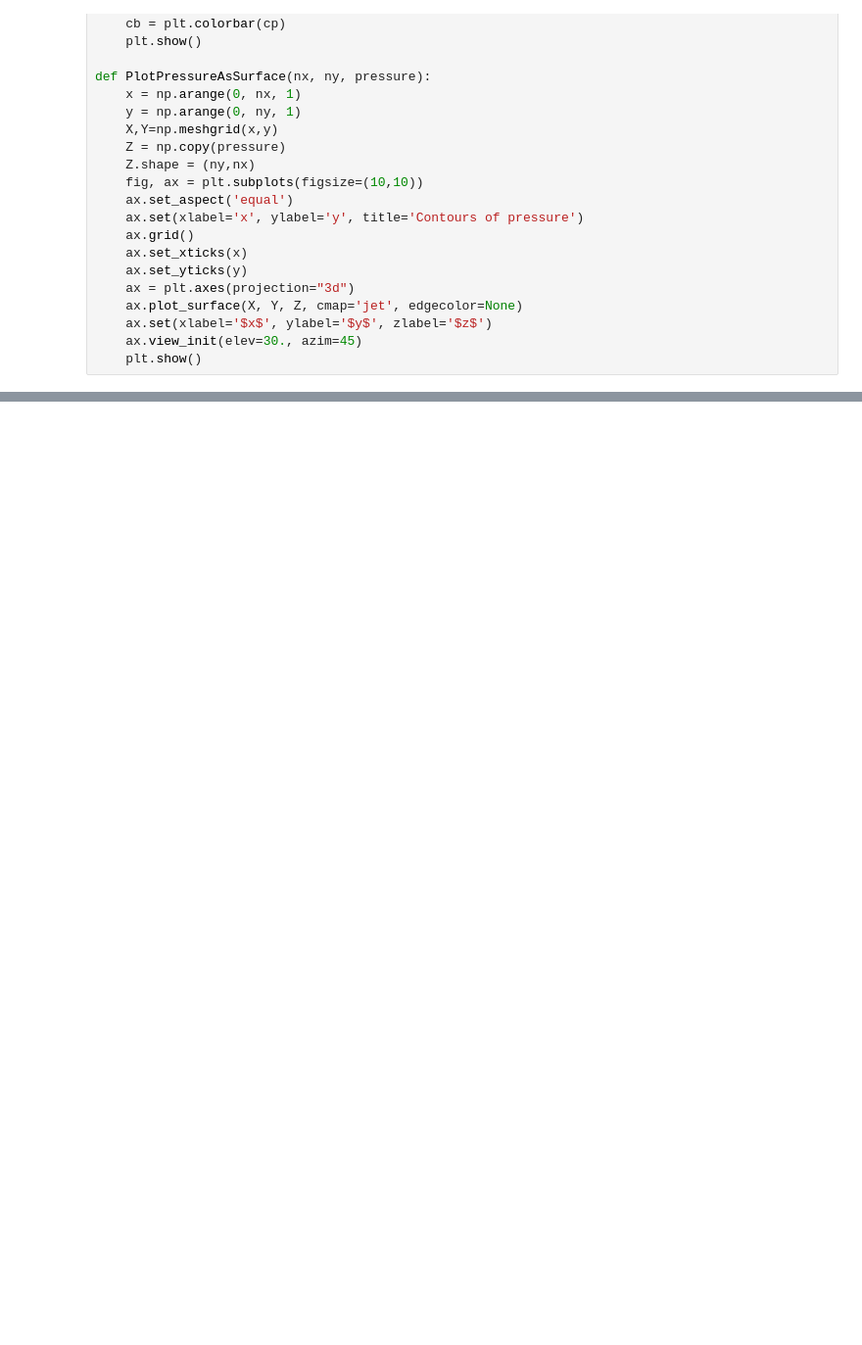
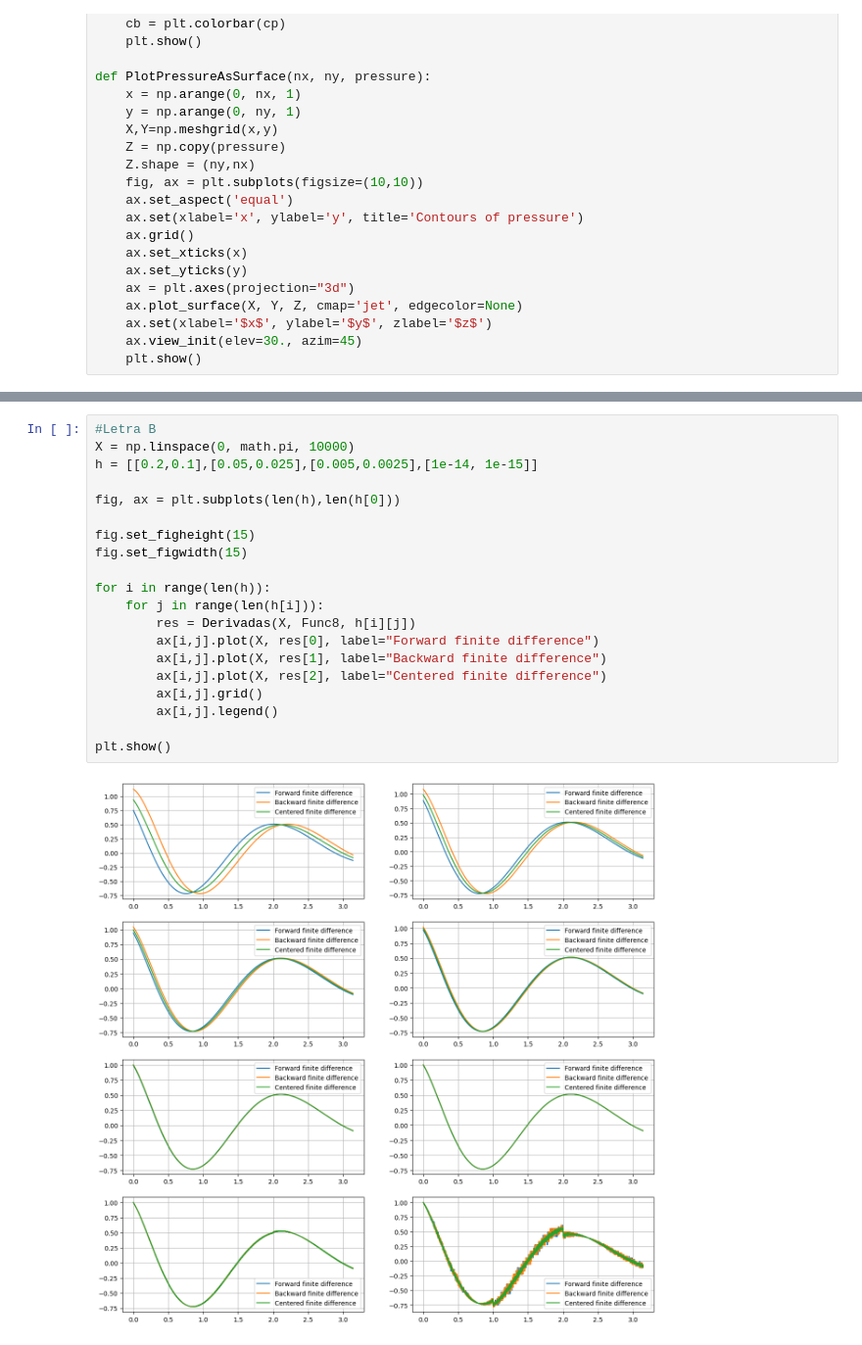
Before and after one commit to LuisFSForti/Atividades_USP, a Jupyter notebook: Calculo_Numerico/Atividade_5/Atividade5.ipynb, the cells around one changed output, grey strips where cells are left out. Shown at 98% size. Drawn from its saved outputs; the diff is of its cells as text; blank space fills up the shorter version.

```diff
--- a/Calculo_Numerico/Atividade_5/Atividade5.ipynb
+++ b/Calculo_Numerico/Atividade_5/Atividade5.ipynb
@@ -470,0 +537,22 @@ ValueError: setting an array element with a sequence.
+# %%
+#Letra B
+X = np.linspace(0, math.pi, 10000)
+h = [[0.2,0.1],[0.05,0.025],[0.005,0.0025],[1e-14, 1e-15]]
+
+fig, ax = plt.subplots(len(h),len(h[0]))
+
+fig.set_figheight(15)
+fig.set_figwidth(15)
+
+for i in range(len(h)):
+    for j in range(len(h[i])):
+        res = Derivadas(X, Func8, h[i][j])
+        ax[i,j].plot(X, res[0], label="Forward finite difference")
+        ax[i,j].plot(X, res[1], label="Backward finite difference")
+        ax[i,j].plot(X, res[2], label="Centered finite difference")
+        ax[i,j].grid()
+        ax[i,j].legend()
+
+plt.show()
+# %% [output]
+[figure, added]
```
Also changed, not shown: parts of 10 cells of this notebook.
